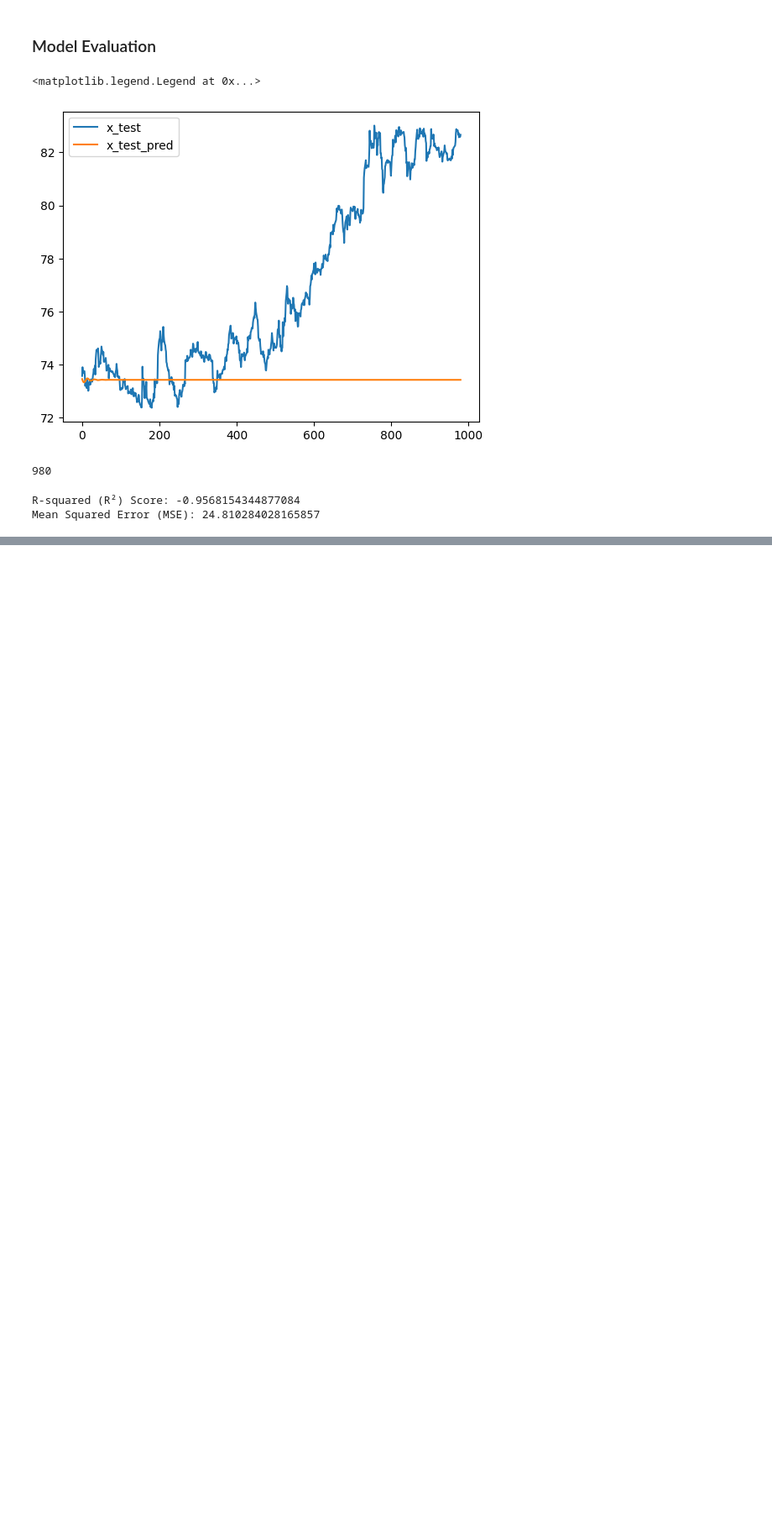
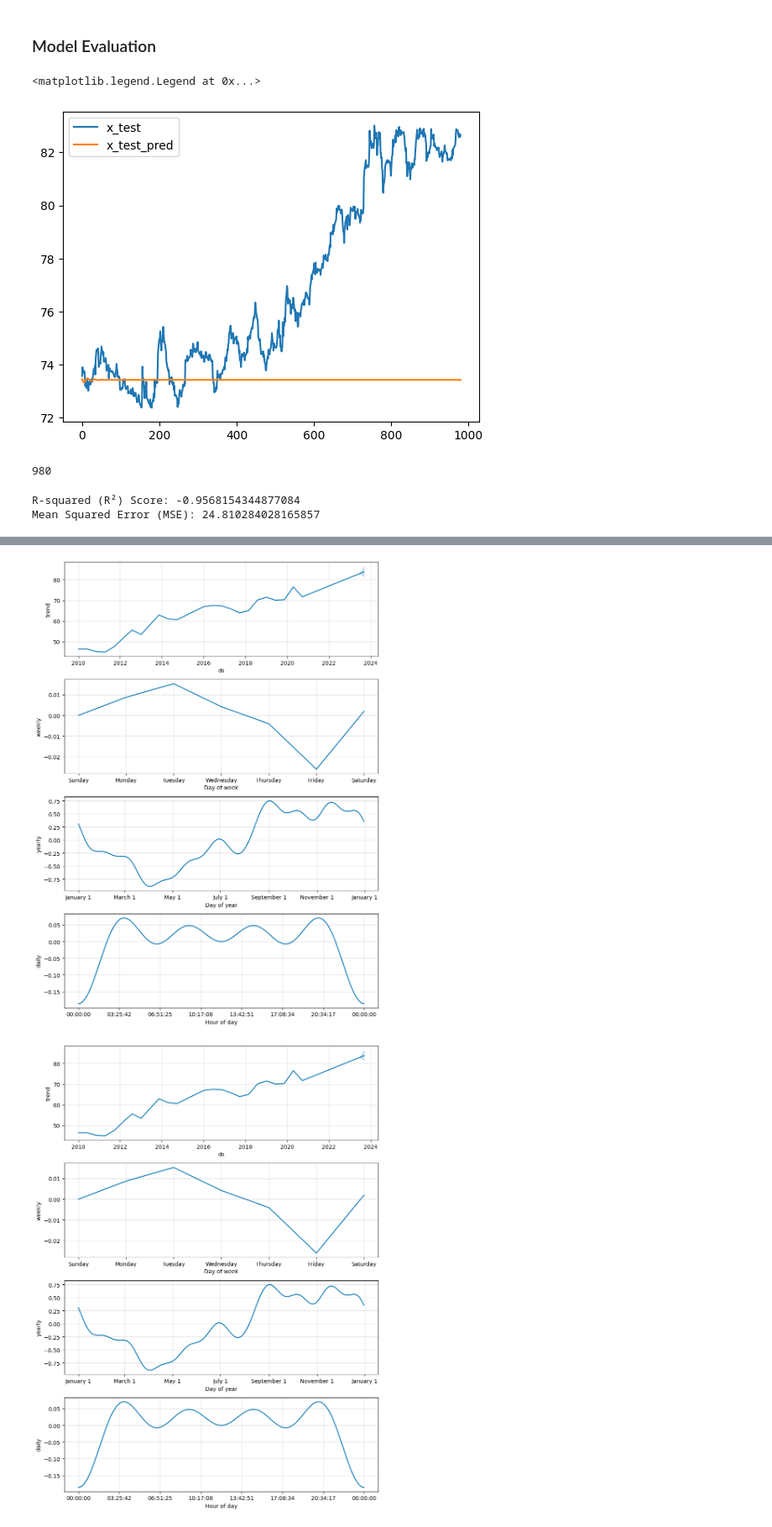
Before and after one commit to Samarjeet-singh-chhabra/USD_INR_DeepLearning_Forecast, a Jupyter notebook: USD_INR_LSTM_Forecast.ipynb, the cells around one changed output, grey strips where cells are left out. Shown at 84% size. Cells and saved outputs as stored; diff of their text form; code cells hidden in the pictures; blank space fills up the shorter version.

```diff
--- a/USD_INR_LSTM_Forecast.ipynb
+++ b/USD_INR_LSTM_Forecast.ipynb
@@ -1075,0 +1310,6 @@ Mean Squared Error (MSE): 24.810284028165857
+# %%
+# Plot the components of the forecasted data (trend, weekly seasonality, yearly seasonality)
+m.plot_components(forecastP)
+# %% [output]
+[figure, added]
+[figure, added]
```
Also changed, not shown: parts of 30 cells of this notebook.
